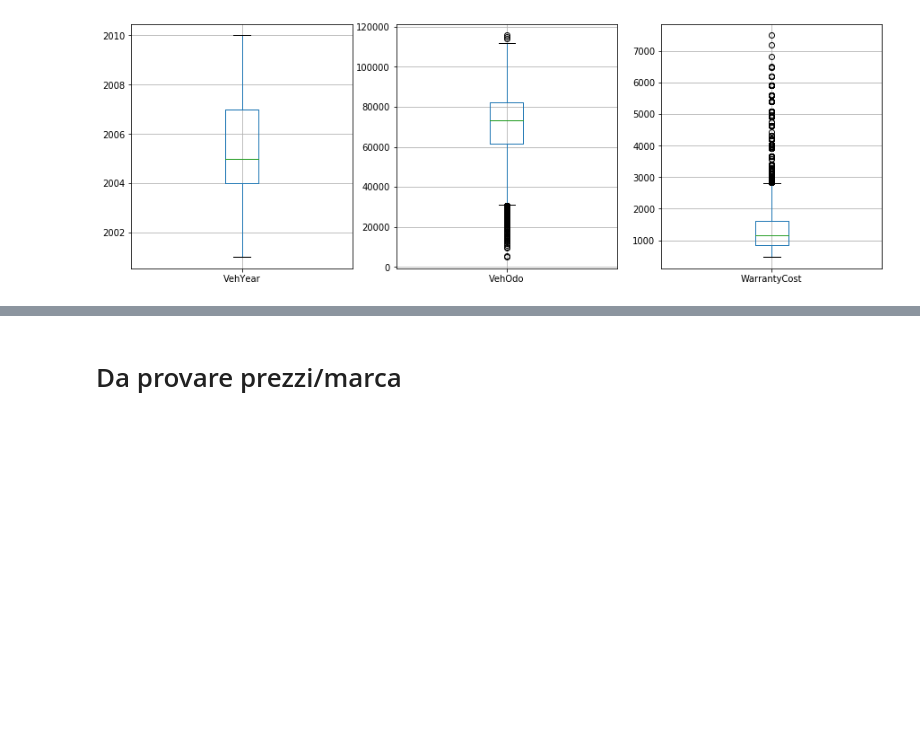
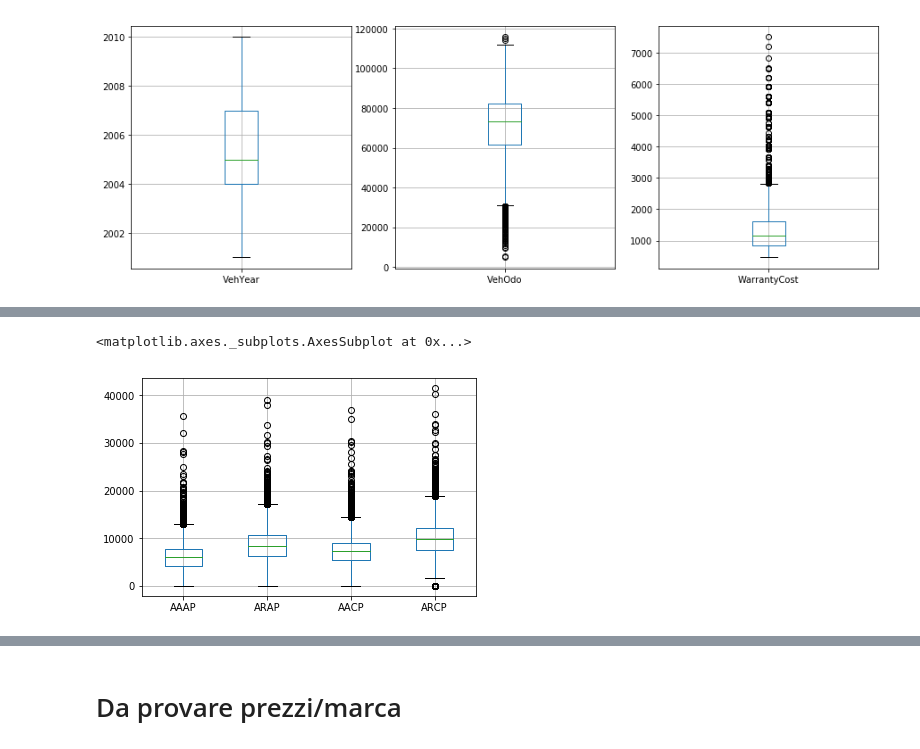
Before and after one commit to andybbruno/DataMining, a Jupyter notebook: DataUnderstanding.ipynb, the cells around one changed output, grey strips where cells are left out. Saved outputs shown, nothing was run; the diff lists cells and outputs as text; code cells hidden in the pictures; blank space fills up the shorter version.

Commit message:
Boxplot

```diff
--- a/DataUnderstanding.ipynb
+++ b/DataUnderstanding.ipynb
@@ -184,0 +185,5 @@ df.boxplot(column=['VehBCost','AAAP','CAAP'])
+# %%
+df.boxplot(column=['AAAP', 'ARAP', 'AACP', 'ARCP'])
+# %% [output]
+<matplotlib.axes._subplots.AxesSubplot at 0x...>
+[figure, added]
```
Also changed, not shown: parts of 18 cells of this notebook.
